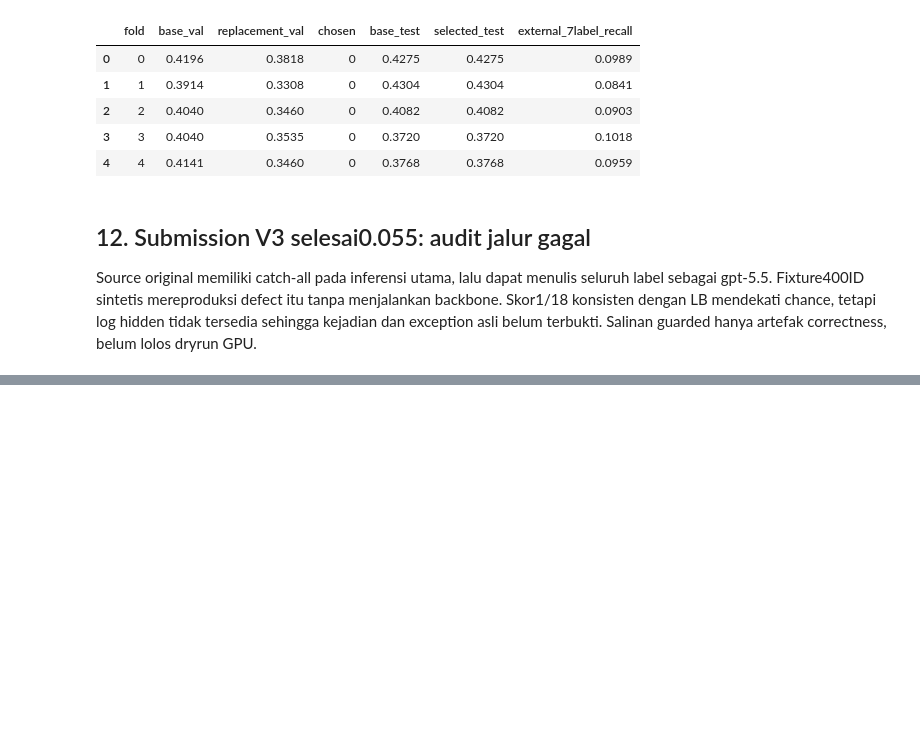
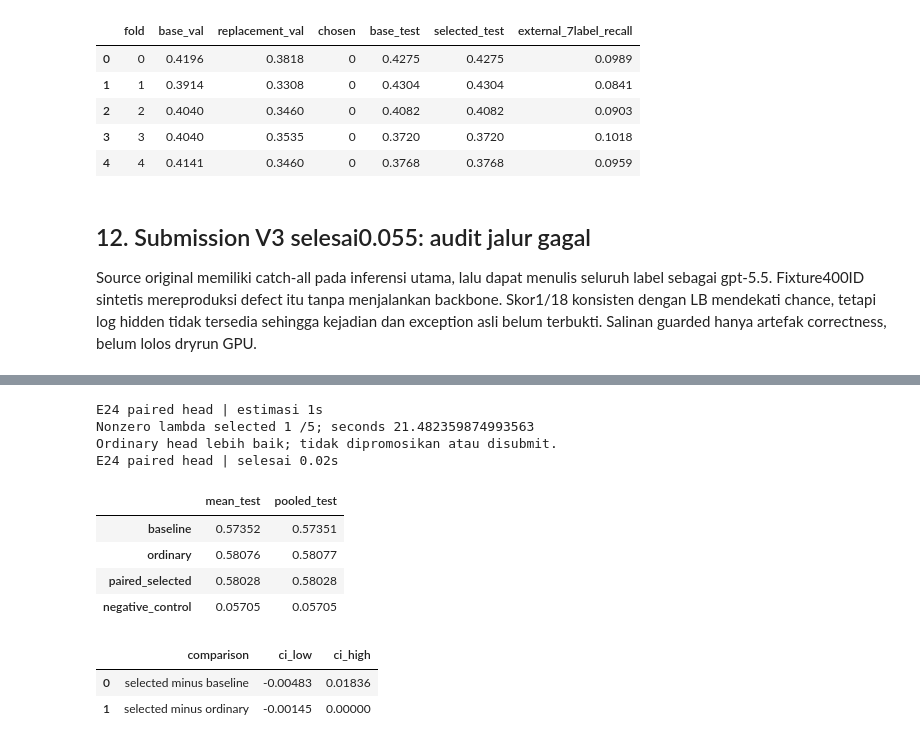
Before and after one commit to yauwes/name-that-llm-sota-pipeline, a Jupyter notebook: ntl_session_20261103.ipynb, the cells around one changed output, grey strips where cells are left out. Saved outputs shown, nothing was run; the diff lists cells and outputs as text; code cells hidden in the pictures; blank space fills up the shorter version.

```diff
--- a/ntl_session_20261103.ipynb
+++ b/ntl_session_20261103.ipynb
@@ -471,0 +515,22 @@ V3 fallback regression | selesai 0.00s
+# %%
+with step('E24 paired head', 1):
+    directory=ROOT/'research/experiments/e24_paired_rank'
+    e24=json.loads((directory/'results.json').read_text())
+    display(pd.DataFrame({'mean_test':e24['mean_test'],'pooled_test':e24['pooled_test']}).round(5))
+    display(pd.DataFrame([dict(comparison=k,ci_low=v[0],ci_high=v[1])
+                          for k,v in e24['paired_ci95'].items()]).round(5))
+    print('Nonzero lambda selected',e24['selected_nonzero_lambda_folds'],'/5; seconds',e24['elapsed_s'])
+    print('Ordinary head lebih baik; tidak dipromosikan atau disubmit.')
+# %% [output]
+E24 paired head | estimasi 1s
+Nonzero lambda selected 1 /5; seconds 21.482359874993563
+Ordinary head lebih baik; tidak dipromosikan atau disubmit.
+E24 paired head | selesai 0.02s
+|  | mean_test | pooled_test |
+| baseline | 0.57352 | 0.57351 |
+| ordinary | 0.58076 | 0.58077 |
+| paired_selected | 0.58028 | 0.58028 |
+| negative_control | 0.05705 | 0.05705 |
+|  | comparison | ci_low | ci_high |
+| 0 | selected minus baseline | -0.00483 | 0.01836 |
+| 1 | selected minus ordinary | -0.00145 | 0.00000 |
```
Also changed, not shown: parts of 18 cells of this notebook, 5 other files.
